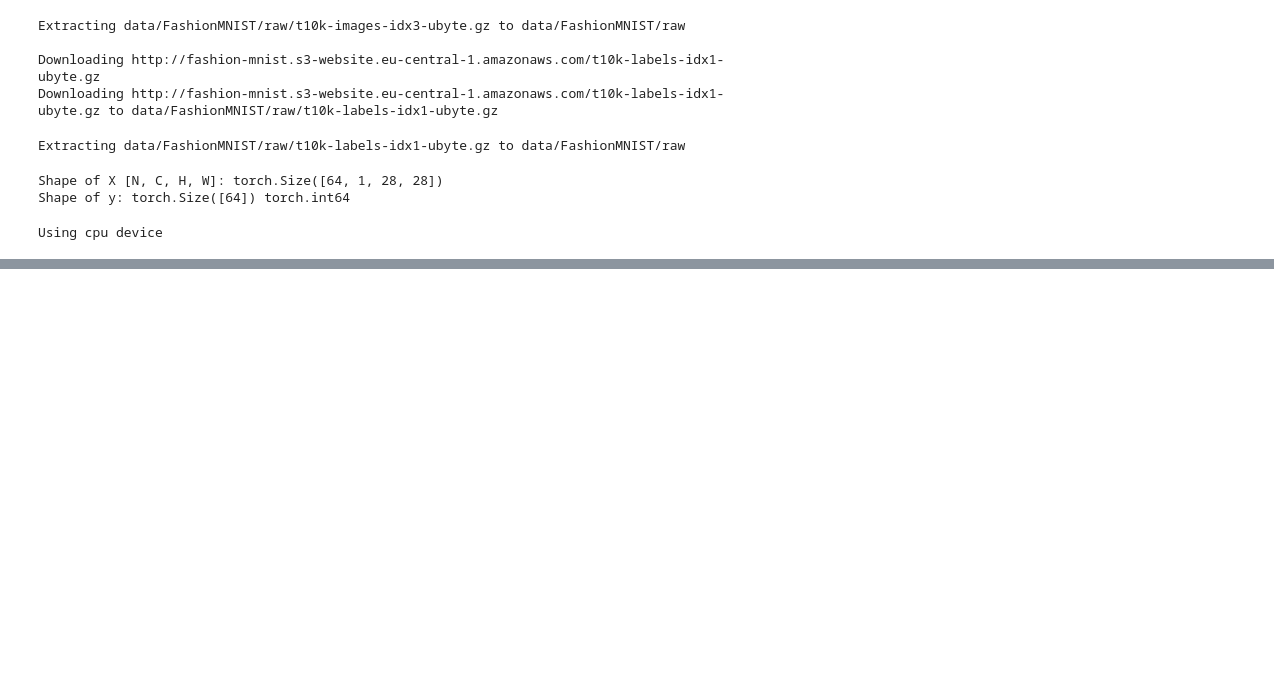
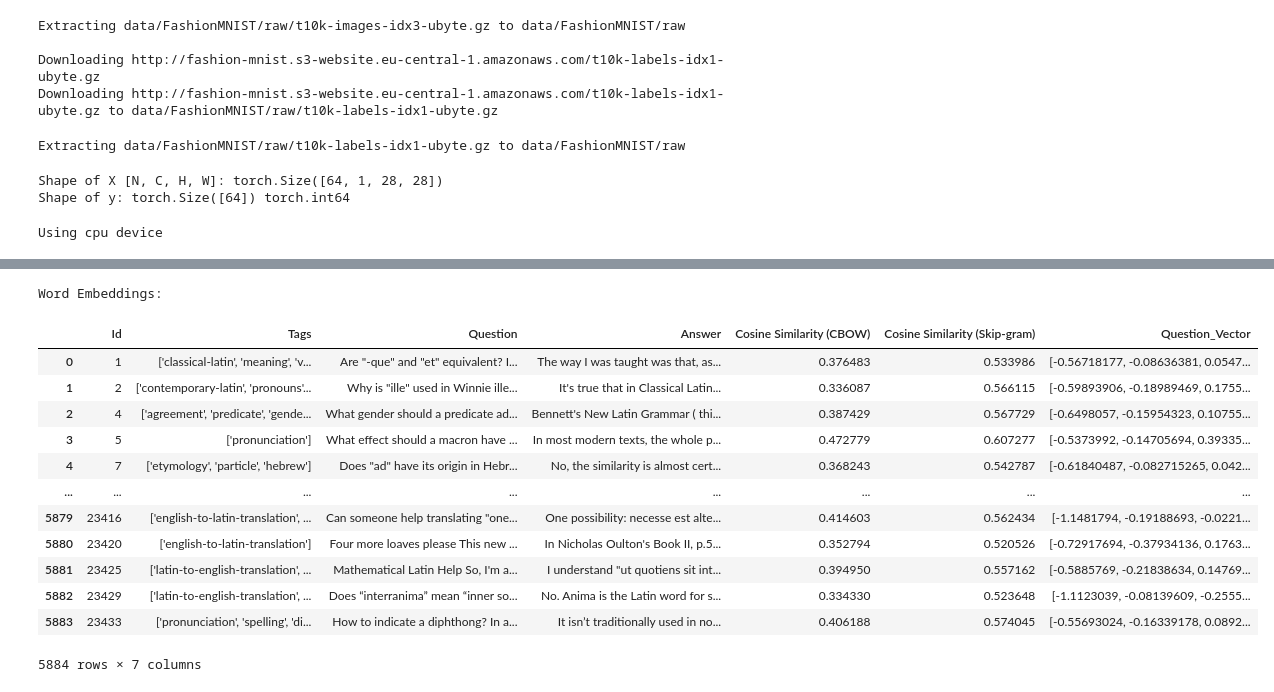
Before and after one commit to yarathealmighty/dumps, a Jupyter notebook: dump_checking.ipynb, the cells around one changed output, grey strips where cells are left out. Drawn from its saved outputs; the diff is of its cells as text; code cells hidden in the pictures; blank space fills up the shorter version.

```diff
--- a/dump_checking.ipynb
+++ b/dump_checking.ipynb
@@ -444,0 +471,4 @@ Saved PyTorch Model State to playtest.pth
+# %%
+df = pd.read_csv('https://github.com/yarathealmighty/dumps/blob/main/data/not_na_tags/latin_not_na_tags.csv?raw=true')
+df = df[df['Tags'].map(len) > 0]
+df.to_csv('latin_not_na_tags.csv',index=False)
@@ -444,0 +531,35 @@ Saved PyTorch Model State to playtest.pth
+# %%
+from gensim.models import Word2Vec
+from gensim.utils import simple_preprocess
+import numpy as np
+
+tokenized_questions = [simple_preprocess(q) for q in df['Question']]
+
+model = Word2Vec(sentences=tokenized_questions, vector_size=50, window=5, min_count=1, workers=4)
+
+# Create a function to get the vector for a question
+def get_vector(question, model):
+    tokens = simple_preprocess(question)
+    vectors = [model.wv[token] for token in tokens if token in model.wv]
+    return np.mean(vectors, axis=0) if vectors else np.zeros(model.vector_size)
+
+# Apply the function to get vectors for each question
+df['Question_Vector'] = df['Question'].apply(lambda x: get_vector(x, model))
+
+print("Word Embeddings:")
+df
+# %% [output]
+Word Embeddings:
+|  | Id | Tags | Question | Answer | Cosine Similarity (CBOW) | Cosine Similarity (Skip-gram) | Question_Vector |
+| 0 | 1 | ['classical-latin', 'meaning', 'v... | Are "-que" and "et" equivalent? I... | The way I was taught was that, as... | 0.376483 | 0.533986 | [-0.56718177, -0.08636381, 0.0547... |
+| 1 | 2 | ['contemporary-latin', 'pronouns'... | Why is "ille" used in Winnie ille... | It's true that in Classical Latin... | 0.336087 | 0.566115 | [-0.59893906, -0.18989469, 0.1755... |
+| 2 | 4 | ['agreement', 'predicate', 'gende... | What gender should a predicate ad... | Bennett's New Latin Grammar ( thi... | 0.387429 | 0.567729 | [-0.6498057, -0.15954323, 0.10755... |
+| 3 | 5 | ['pronunciation'] | What effect should a macron have ... | In most modern texts, the whole p... | 0.472779 | 0.607277 | [-0.5373992, -0.14705694, 0.39335... |
+| 4 | 7 | ['etymology', 'particle', 'hebrew'] | Does "ad" have its origin in Hebr... | No, the similarity is almost cert... | 0.368243 | 0.542787 | [-0.61840487, -0.082715265, 0.042... |
+| ... | ... | ... | ... | ... | ... | ... | ... |
+| 5879 | 23416 | ['english-to-latin-translation', ... | Can someone help translating "one... | One possibility: necesse est alte... | 0.414603 | 0.562434 | [-1.1481794, -0.19188693, -0.0221... |
+| 5880 | 23420 | ['english-to-latin-translation'] | Four more loaves please This new ... | In Nicholas Oulton's Book II, p.5... | 0.352794 | 0.520526 | [-0.72917694, -0.37934136, 0.1763... |
+| 5881 | 23425 | ['latin-to-english-translation', ... | Mathematical Latin Help So, I'm a... | I understand "ut quotiens sit int... | 0.394950 | 0.557162 | [-0.5885769, -0.21838634, 0.14769... |
+| 5882 | 23429 | ['latin-to-english-translation', ... | Does “interranima” mean “inner so... | No. Anima is the Latin word for s... | 0.334330 | 0.523648 | [-1.1123039, -0.08139609, -0.2555... |
+| 5883 | 23433 | ['pronunciation', 'spelling', 'di... | How to indicate a diphthong? In a... | It isn’t traditionally used in no... | 0.406188 | 0.574045 | [-0.55693024, -0.16339178, 0.0892... |
+5884 rows × 7 columns
```
Also changed, not shown: parts of 8 cells of this notebook.
